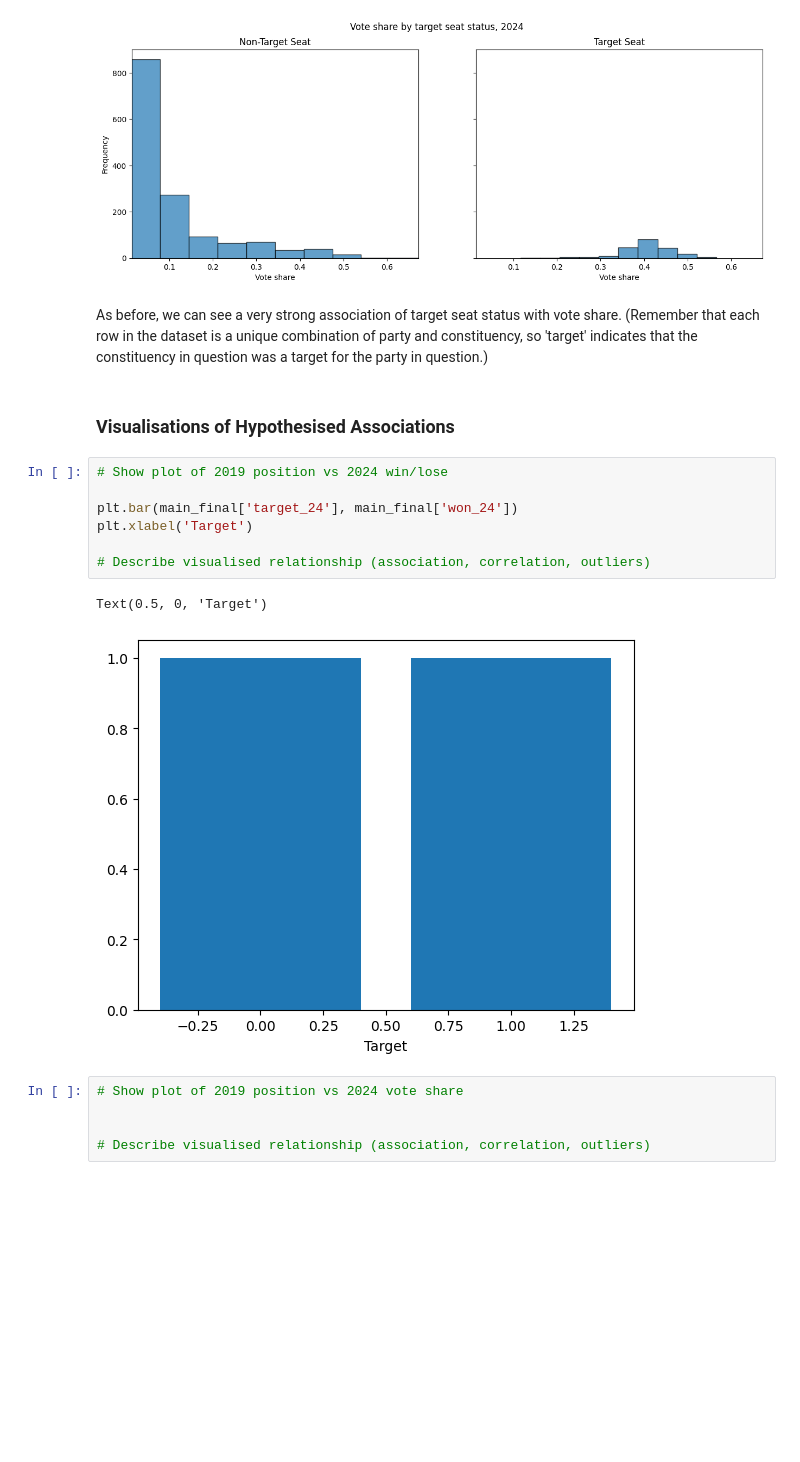
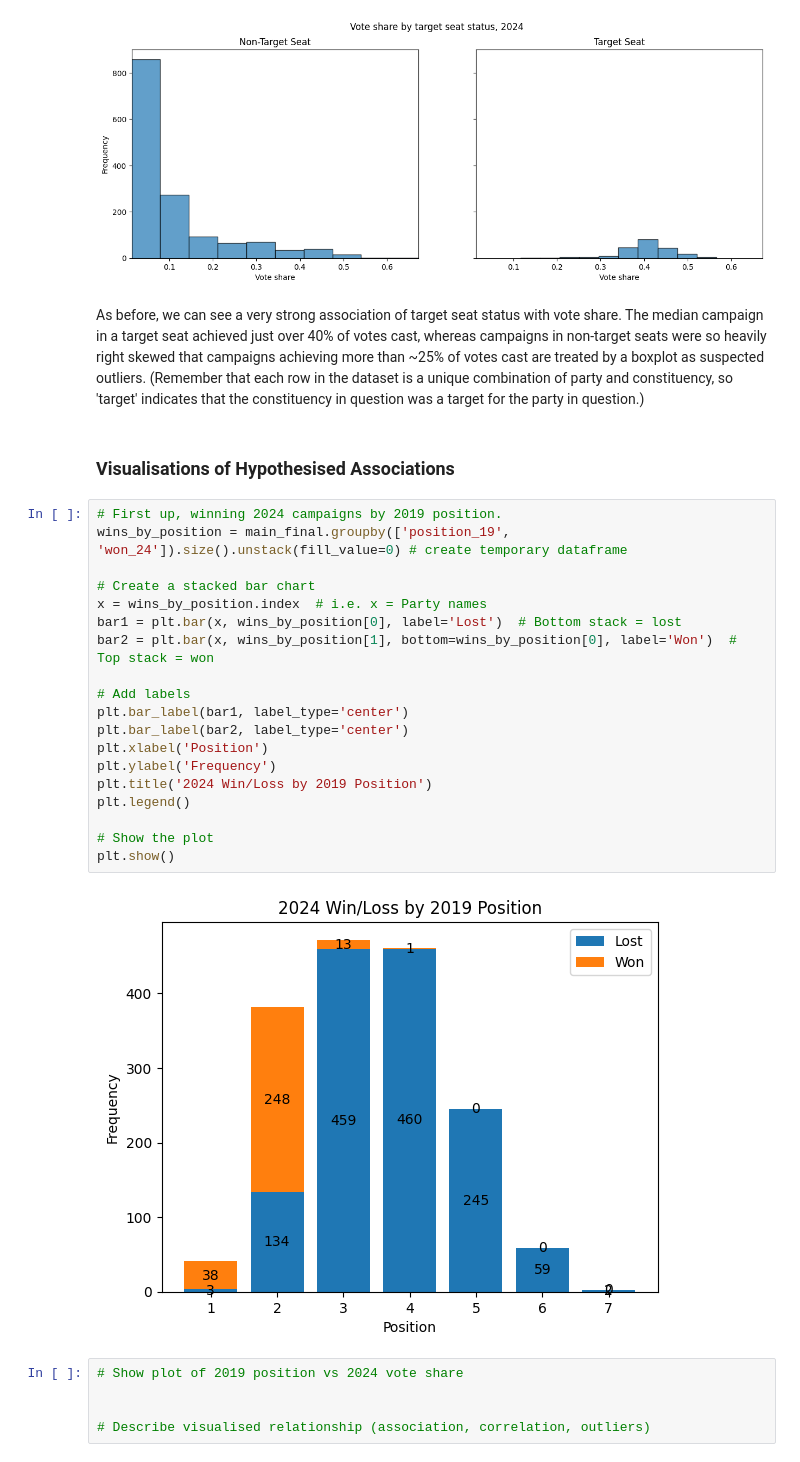
Before and after one commit to lintywilliams/EC-Assessment-1, a Jupyter notebook: Target-seat-rules-of-thumb.ipynb, the cells around one changed output. Drawn from its saved outputs; the diff is of its cells as text; blank space fills up the shorter version.

```diff
--- a/Target-seat-rules-of-thumb.ipynb
+++ b/Target-seat-rules-of-thumb.ipynb
@@ -1814,19 +1898,30 @@ plt.show()
 [figure]
 [figure]
 # %% [markdown]
-As before, we can see a very strong association of target seat status with vote share. (Remember that each row in the dataset is a unique combination of party and constituency, so 'target' indicates that the constituency in question was a target for the party in question.)
+As before, we can see a very strong association of target seat status with vote share. The median campaign in a target seat achieved just over 40% of votes cast, whereas campaigns in non-target seats were so heavily right skewed that campaigns achieving more than ~25% of votes cast are treated by a boxplot as suspected outliers. (Remember that each row in the dataset is a unique combination of party and constituency, so 'target' indicates that the constituency in question was a target for the party in question.)
 # %% [markdown]
 ### Visualisations of Hypothesised Associations
-# %%
-# Show plot of 2019 position vs 2024 win/lose
-
-plt.bar(main_final['target_24'], main_final['won_24'])
-plt.xlabel('Target')
-
-# Describe visualised relationship (association, correlation, outliers)
-# %% [output]
-Text(0.5, 0, 'Target')
-[figure, removed]
+# %%
+# First up, winning 2024 campaigns by 2019 position.
+wins_by_position = main_final.groupby(['position_19', 'won_24']).size().unstack(fill_value=0) # create temporary dataframe
+
+# Create a stacked bar chart
+x = wins_by_position.index  # i.e. x = Party names
+bar1 = plt.bar(x, wins_by_position[0], label='Lost')  # Bottom stack = lost
+bar2 = plt.bar(x, wins_by_position[1], bottom=wins_by_position[0], label='Won')  # Top stack = won
+
+# Add labels
+plt.bar_label(bar1, label_type='center')
+plt.bar_label(bar2, label_type='center')
+plt.xlabel('Position')
+plt.ylabel('Frequency')
+plt.title('2024 Win/Loss by 2019 Position')
+plt.legend()
+
+# Show the plot
+plt.show()
+# %% [output]
+[figure, added]
 # %%
 # Show plot of 2019 position vs 2024 vote share
 
```
Also changed, not shown: parts of 16 cells of this notebook.
